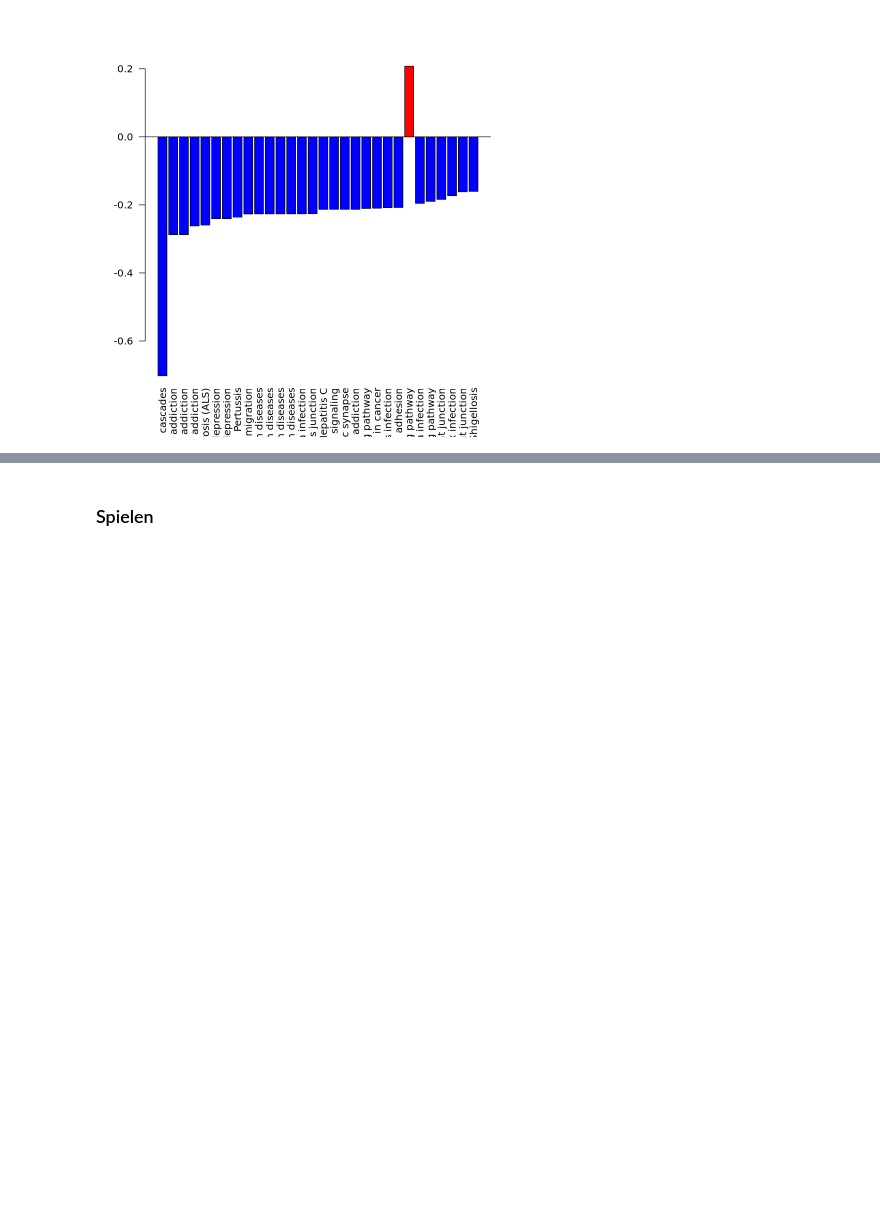
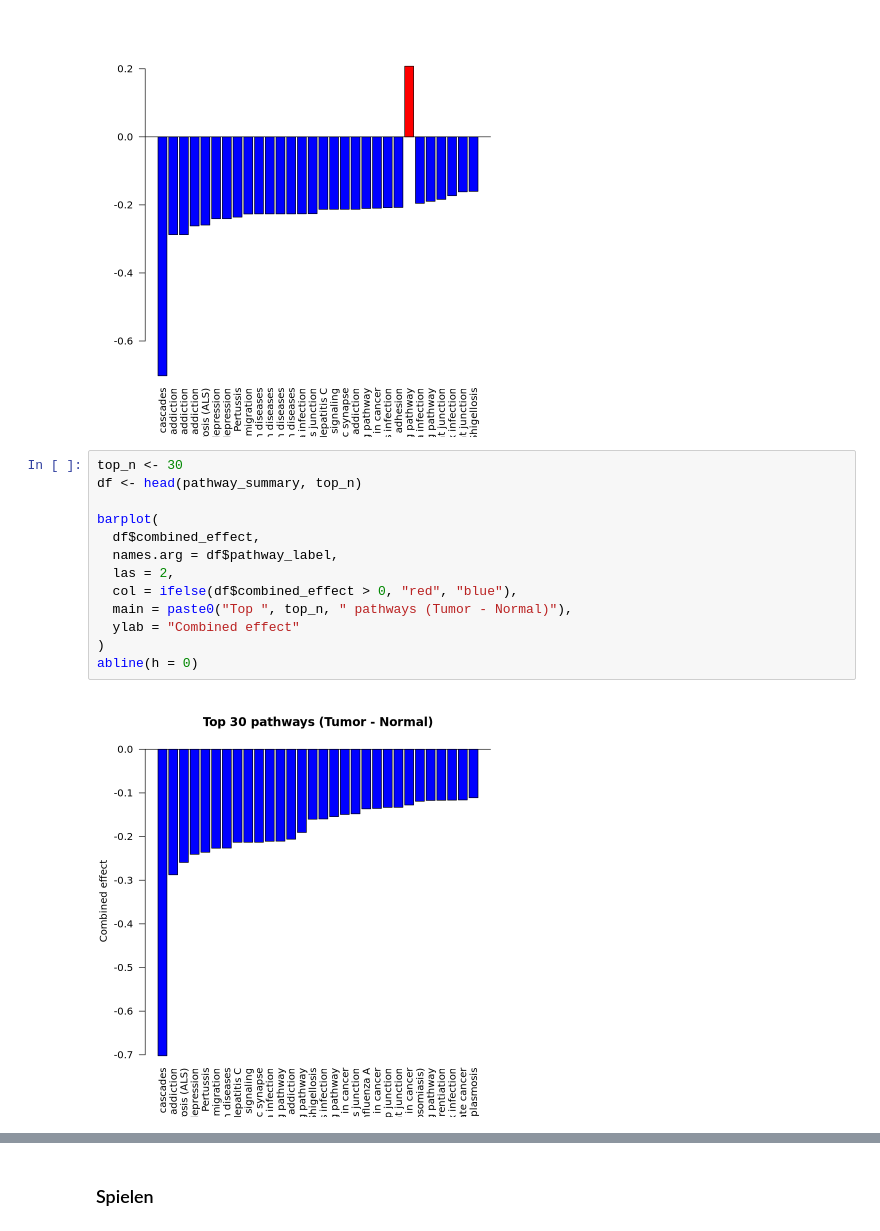
Before and after one commit to BennetDub/mein-r-projekt, a Jupyter notebook: Hipathia withou PB.ipynb, the cells around one changed output, grey strips where cells are left out. Cells and saved outputs as stored; diff of their text form; blank space fills up the shorter version.

```diff
--- a/Hipathia withou PB.ipynb
+++ b/Hipathia withou PB.ipynb
@@ -1210,6 +1326,21 @@ barplot(
 abline(h = 0)
 # %% [output]
 [figure]
+# %%
+top_n <- 30
+df <- head(pathway_summary, top_n)
+
+barplot(
+  df$combined_effect,
+  names.arg = df$pathway_label,
+  las = 2,
+  col = ifelse(df$combined_effect > 0, "red", "blue"),
+  main = paste0("Top ", top_n, " pathways (Tumor - Normal)"),
+  ylab = "Combined effect"
+)
+abline(h = 0)
+# %% [output]
+[figure, added]
 # %%
 stopifnot(exists("pm_pg"), exists("group1_name"), exists("group2_name"))
 
```
Also changed, not shown: parts of 22 cells of this notebook.
